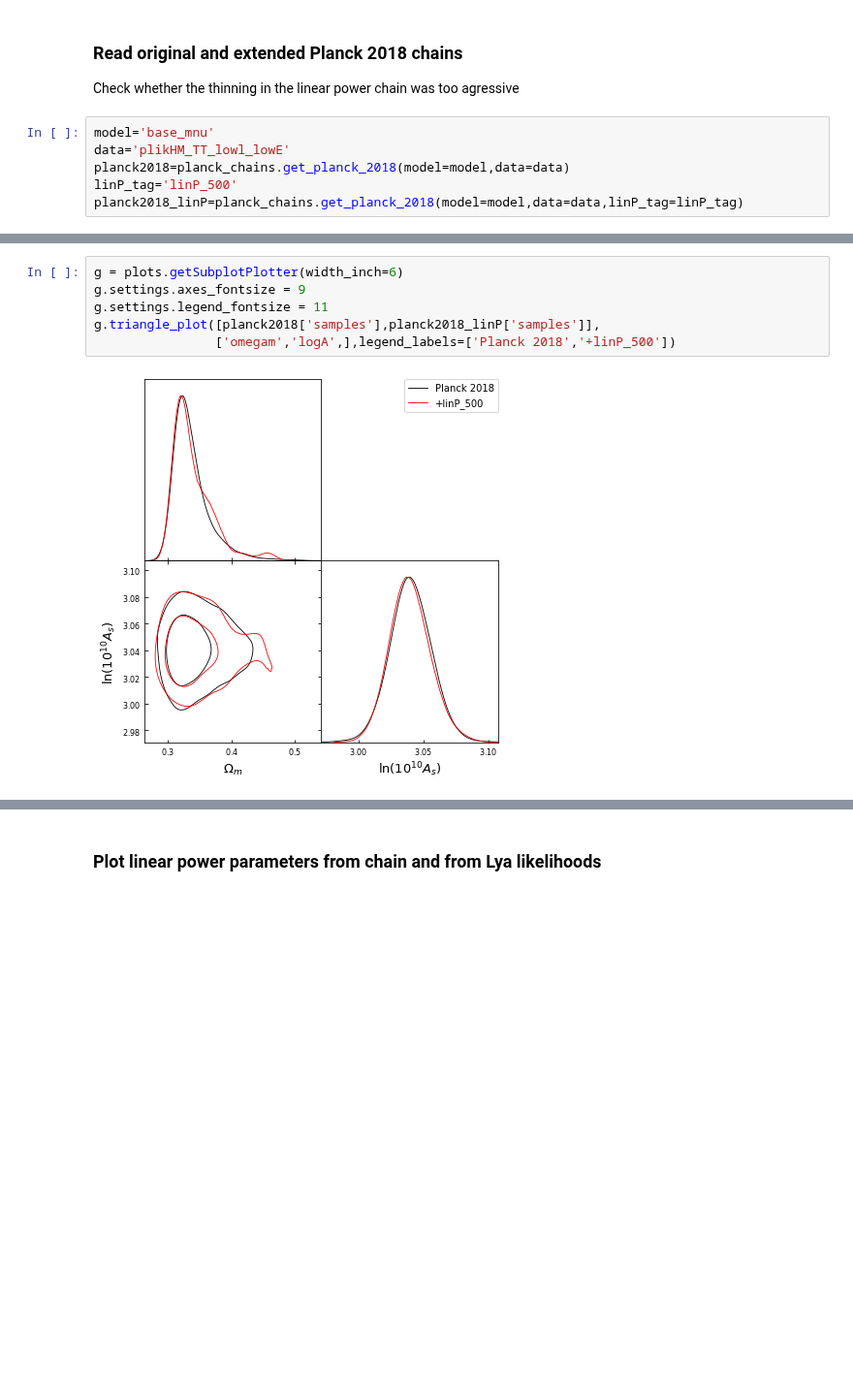
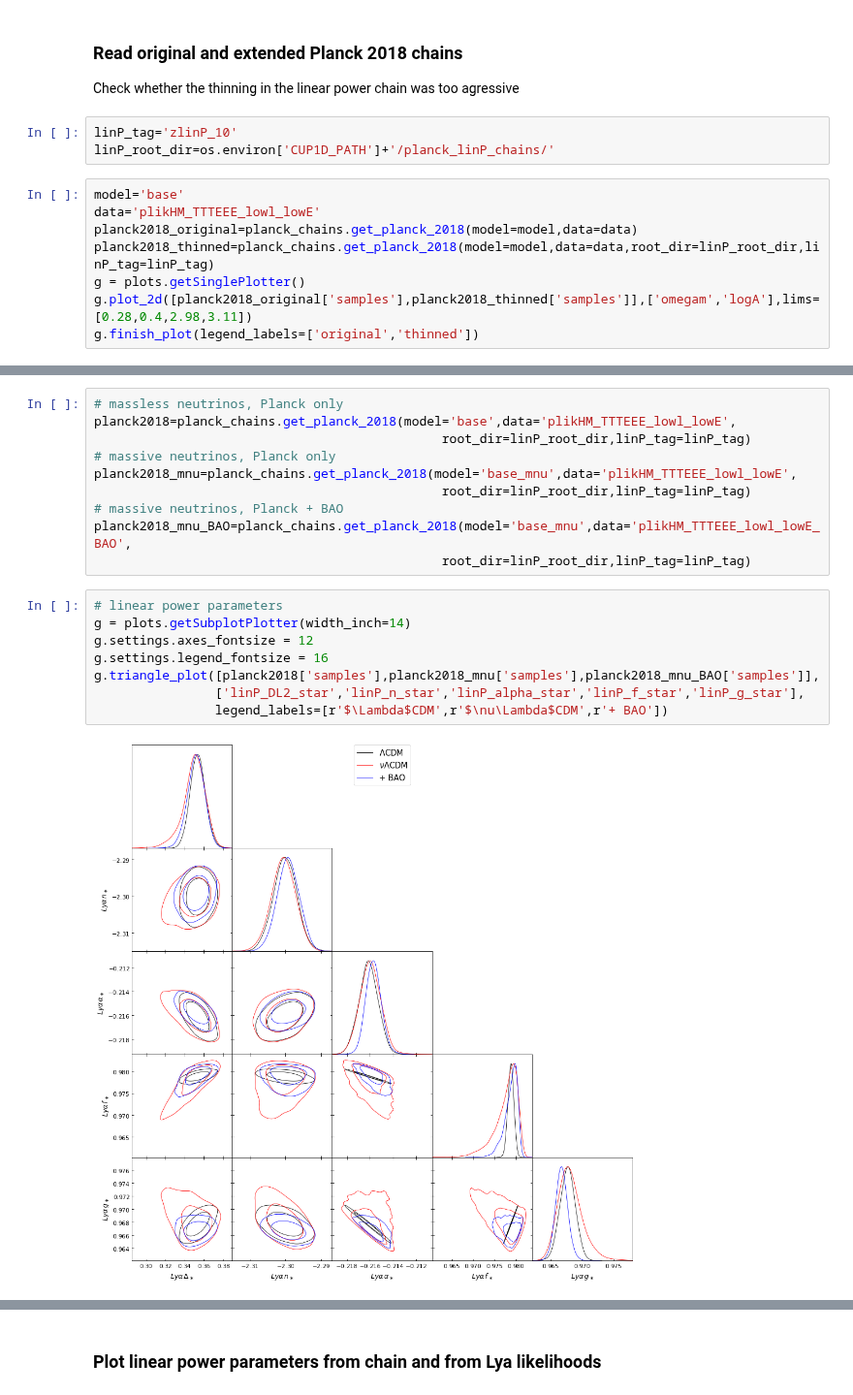
Before and after one commit to igmhub/cup1d, a Jupyter notebook: notebooks/plot_planck_linP.ipynb, the cells around one changed output, grey strips where cells are left out. Shown at 97% size. Drawn from its saved outputs; the diff is of its cells as text; blank space fills up the shorter version.

Commit message:
added option to specify root directory for Planck chains

```diff
--- a/notebooks/plot_planck_linP.ipynb
+++ b/notebooks/plot_planck_linP.ipynb
@@ -17,9 +34,14 @@ from cup1d.interface import marg_lya_like
 ### Read original and extended Planck 2018 chains
 
 Check whether the thinning in the linear power chain was too agressive
+# %%
+linP_tag='zlinP_10'
+linP_root_dir=os.environ['CUP1D_PATH']+'/planck_linP_chains/'
 # %%
-model='base_mnu'
-data='plikHM_TT_lowl_lowE'
-planck2018=planck_chains.get_planck_2018(model=model,data=data)
-linP_tag='linP_500'
-planck2018_linP=planck_chains.get_planck_2018(model=model,data=data,linP_tag=linP_tag)
+model='base'
+data='plikHM_TTTEEE_lowl_lowE'
+planck2018_original=planck_chains.get_planck_2018(model=model,data=data)
+planck2018_thinned=planck_chains.get_planck_2018(model=model,data=data,root_dir=linP_root_dir,linP_tag=linP_tag)
+g = plots.getSinglePlotter()
+g.plot_2d([planck2018_original['samples'],planck2018_thinned['samples']],['omegam','logA'],lims=[0.28,0.4,2.98,3.11])
+g.finish_plot(legend_labels=['original','thinned'])
@@ -26,8 +54,20 @@ planck2018_linP=planck_chains.get_planck_2018(model=model,data=data,linP_tag=lin
+# %%
+# massless neutrinos, Planck only
+planck2018=planck_chains.get_planck_2018(model='base',data='plikHM_TTTEEE_lowl_lowE',
+                                              root_dir=linP_root_dir,linP_tag=linP_tag)
+# massive neutrinos, Planck only
+planck2018_mnu=planck_chains.get_planck_2018(model='base_mnu',data='plikHM_TTTEEE_lowl_lowE',
+                                              root_dir=linP_root_dir,linP_tag=linP_tag)
+# massive neutrinos, Planck + BAO
+planck2018_mnu_BAO=planck_chains.get_planck_2018(model='base_mnu',data='plikHM_TTTEEE_lowl_lowE_BAO',
+                                              root_dir=linP_root_dir,linP_tag=linP_tag)
 # %%
-g = plots.getSubplotPlotter(width_inch=6)
-g.settings.axes_fontsize = 9
-g.settings.legend_fontsize = 11
-g.triangle_plot([planck2018['samples'],planck2018_linP['samples']],
-                ['omegam','logA',],legend_labels=['Planck 2018','+linP_500'])
+# linear power parameters
+g = plots.getSubplotPlotter(width_inch=14)
+g.settings.axes_fontsize = 12
+g.settings.legend_fontsize = 16
+g.triangle_plot([planck2018['samples'],planck2018_mnu['samples'],planck2018_mnu_BAO['samples']],
+                ['linP_DL2_star','linP_n_star','linP_alpha_star','linP_f_star','linP_g_star'],
+                legend_labels=[r'$\Lambda$CDM',r'$\nu\Lambda$CDM',r'+ BAO'])
 # %% [output]
-[figure, old version]
+[figure, new version]
```
Also changed, not shown: parts of 9 cells of this notebook, 2 other files.
